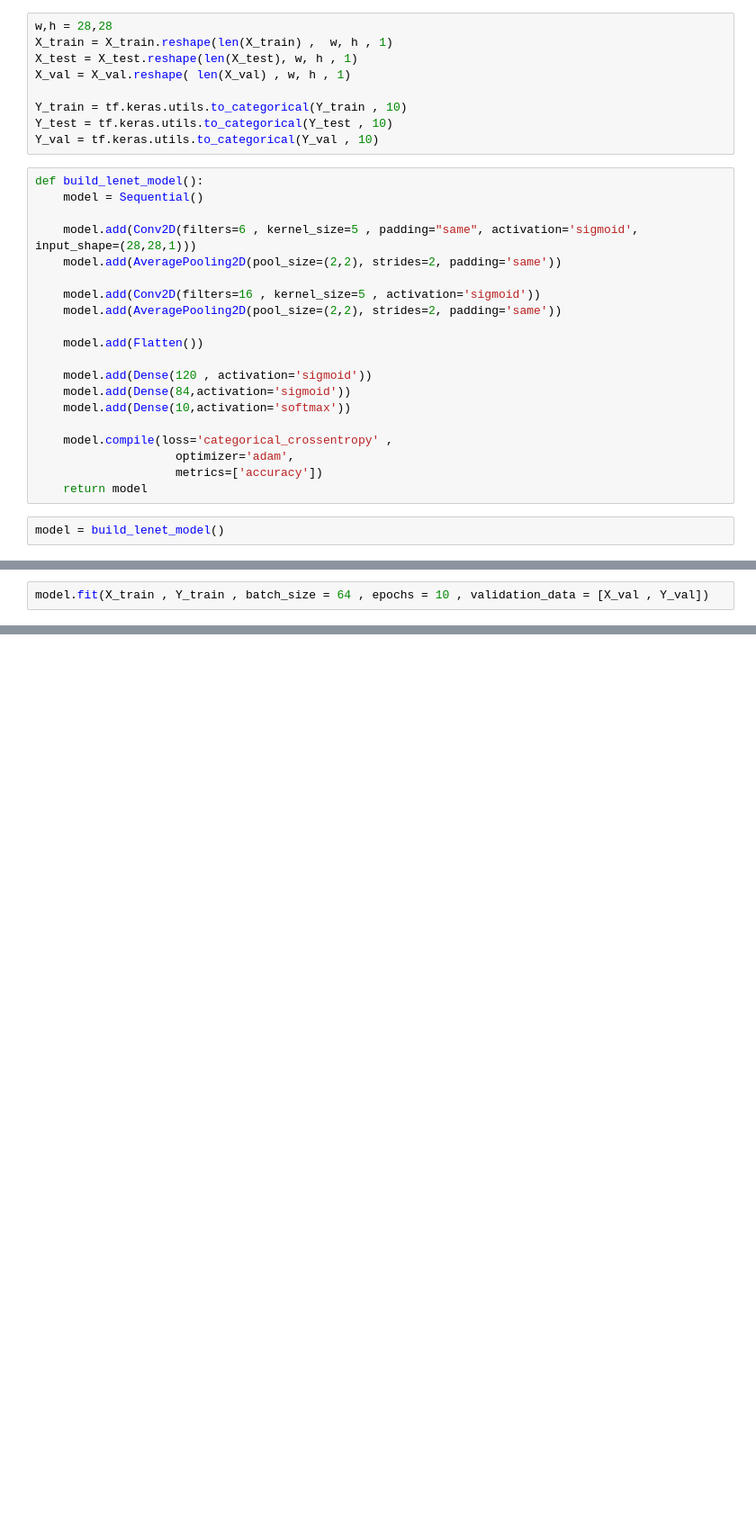
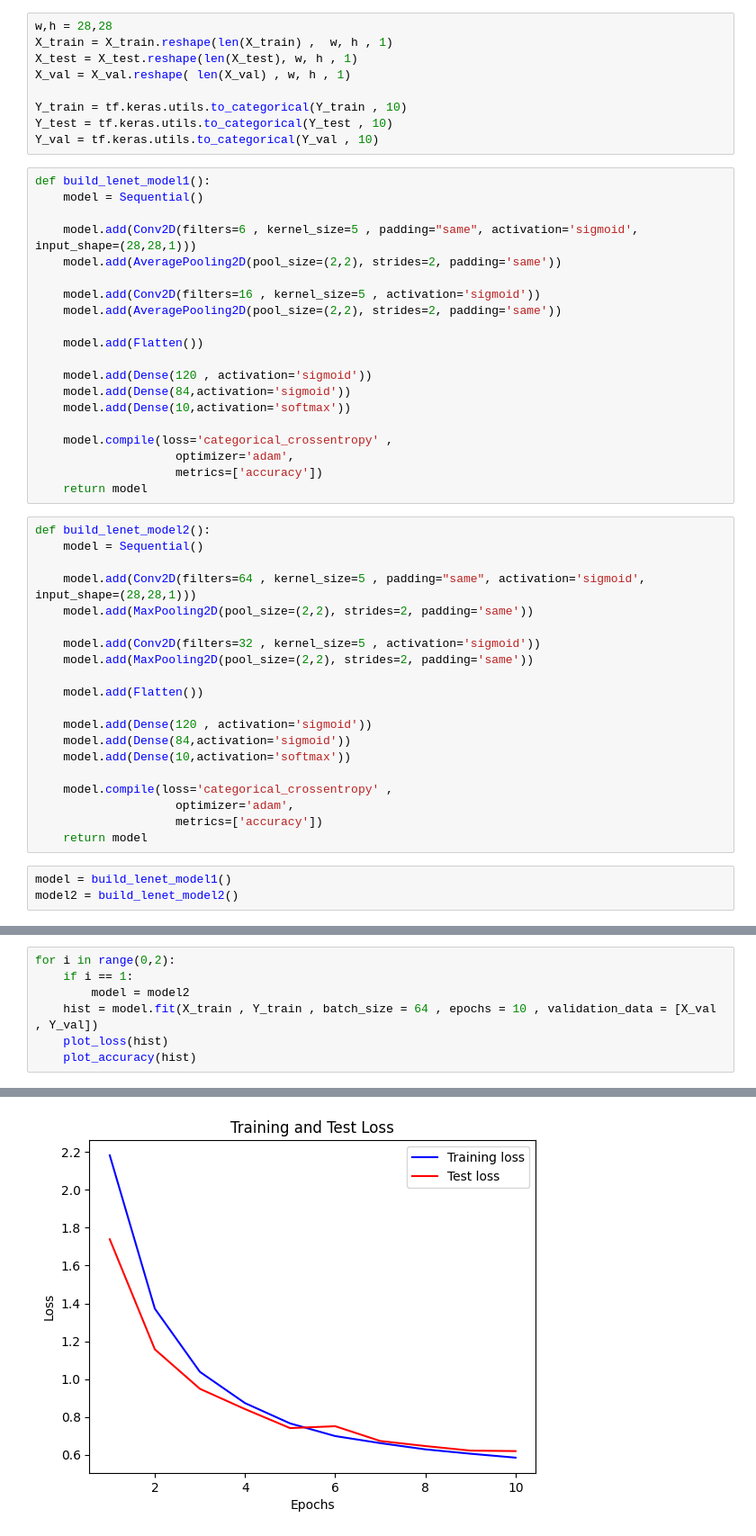
Before and after one commit to Abhishekdileep/DIAT_repo, a Jupyter notebook: MNIST_Fashion.ipynb, the cells around one changed output, grey strips where cells are left out. Shown: that part at 90% size. Drawn from its saved outputs; the diff is of its cells as text; blank space fills up the shorter version.

```diff
--- a/MNIST_Fashion.ipynb
+++ b/MNIST_Fashion.ipynb
@@ -34,15 +35,35 @@ X_val = X_val.reshape( len(X_val) , w, h , 1)
 Y_train = tf.keras.utils.to_categorical(Y_train , 10)
 Y_test = tf.keras.utils.to_categorical(Y_test , 10)
 Y_val = tf.keras.utils.to_categorical(Y_val , 10)
+# %%
+def build_lenet_model1():
+    model = Sequential()
+
+    model.add(Conv2D(filters=6 , kernel_size=5 , padding="same", activation='sigmoid', input_shape=(28,28,1)))
+    model.add(AveragePooling2D(pool_size=(2,2), strides=2, padding='same'))
+
+    model.add(Conv2D(filters=16 , kernel_size=5 , activation='sigmoid'))
+    model.add(AveragePooling2D(pool_size=(2,2), strides=2, padding='same'))
+
+    model.add(Flatten())
+
+    model.add(Dense(120 , activation='sigmoid'))
+    model.add(Dense(84,activation='sigmoid'))
+    model.add(Dense(10,activation='softmax'))
+
+    model.compile(loss='categorical_crossentropy' ,
+                    optimizer='adam',
+                    metrics=['accuracy'])
+    return model
 # %%
-def build_lenet_model():
+def build_lenet_model2():
     model = Sequential()
 
-    model.add(Conv2D(filters=6 , kernel_size=5 , padding="same", activation='sigmoid', input_shape=(28,28,1)))
-    model.add(AveragePooling2D(pool_size=(2,2), strides=2, padding='same'))
+    model.add(Conv2D(filters=64 , kernel_size=5 , padding="same", activation='sigmoid', input_shape=(28,28,1)))
+    model.add(MaxPooling2D(pool_size=(2,2), strides=2, padding='same'))
 
-    model.add(Conv2D(filters=16 , kernel_size=5 , activation='sigmoid'))
-    model.add(AveragePooling2D(pool_size=(2,2), strides=2, padding='same'))
+    model.add(Conv2D(filters=32 , kernel_size=5 , activation='sigmoid'))
+    model.add(MaxPooling2D(pool_size=(2,2), strides=2, padding='same'))
 
     model.add(Flatten())
 
@@ -55,6 +76,7 @@ def build_lenet_model():
                     metrics=['accuracy'])
     return model
 # %%
-model = build_lenet_model()
+model = build_lenet_model1()
+model2 = build_lenet_model2()
 # %%
 model.summary(0)
@@ -79,4 +102,9 @@ _________________________________________________________________
 # %%
-model.fit(X_train , Y_train , batch_size = 64 , epochs = 10 , validation_data = [X_val , Y_val])
+for i in range(0,2):
+    if i == 1:
+        model = model2
+    hist = model.fit(X_train , Y_train , batch_size = 64 , epochs = 10 , validation_data = [X_val , Y_val])
+    plot_loss(hist)
+    plot_accuracy(hist)
 # %% [output]
 Epoch 1/10
@@ -82,0 +130 @@ Epoch 1/10
+[figure, added]
```
Also changed, not shown: parts of 7 cells of this notebook, 8 other files.
